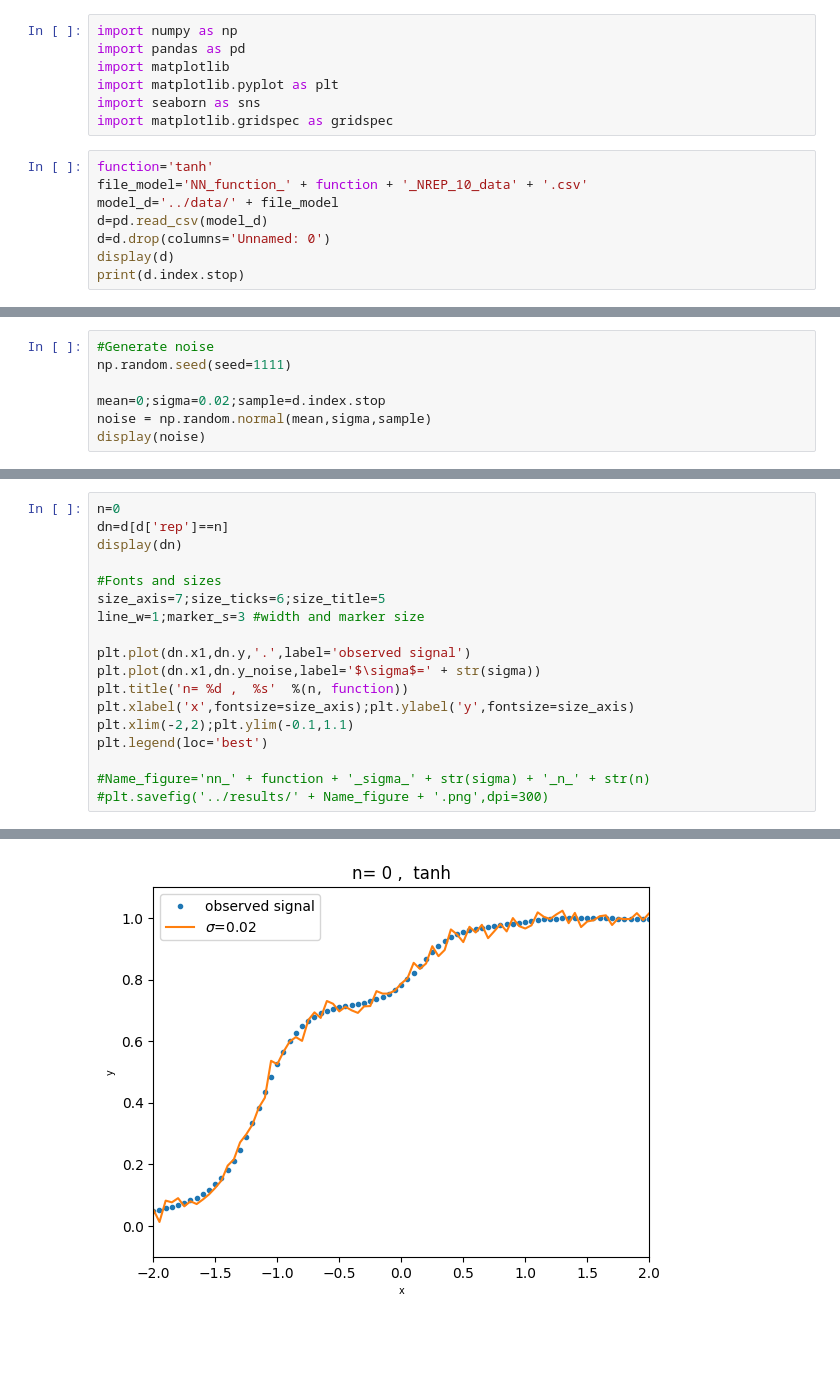
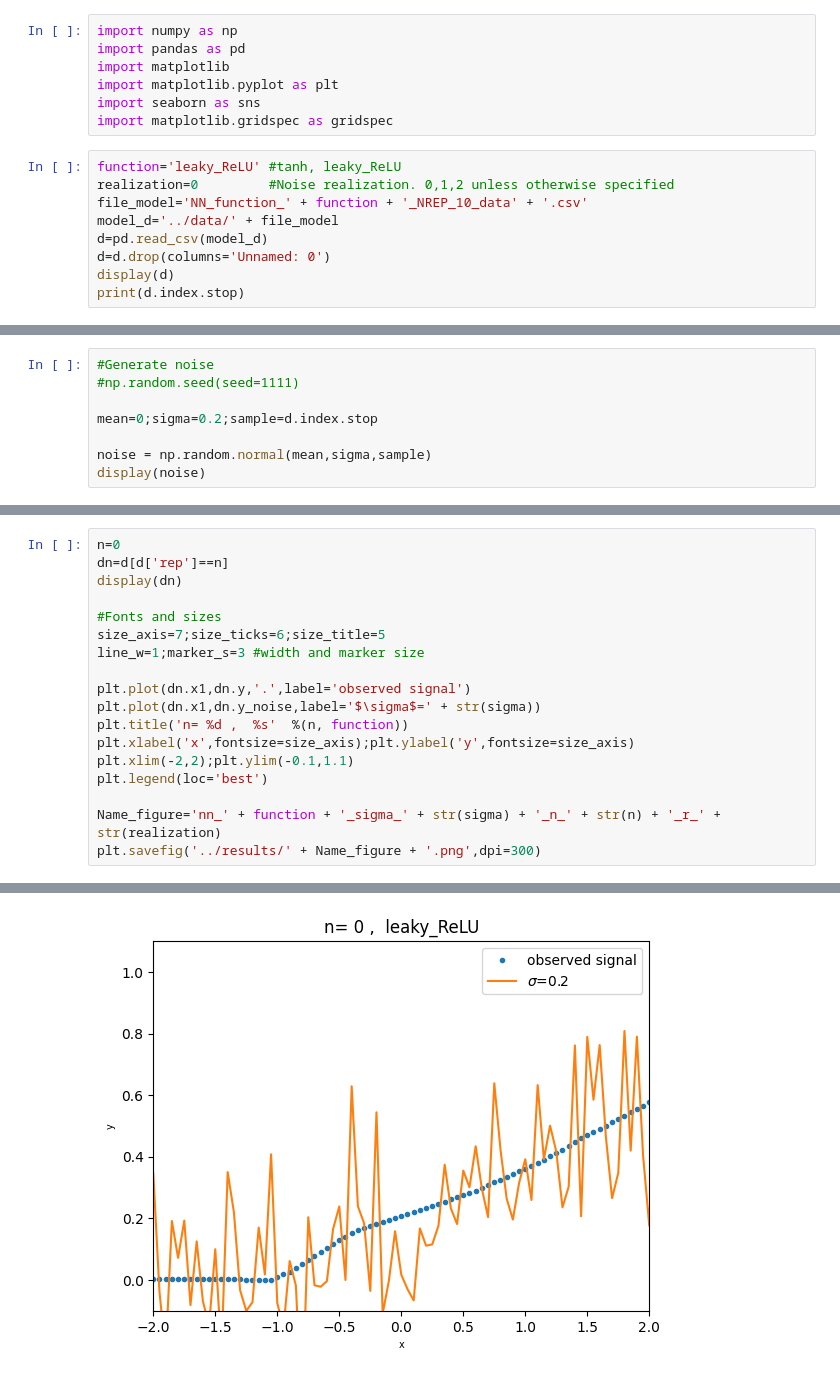
Before and after one commit to SergioCoboLopez/ANN_BMS, a Jupyter notebook: bin/add_noise_to_data.ipynb, the cells around one changed output, grey strips where cells are left out. Cells and saved outputs as stored; diff of their text form; blank space fills up the shorter version.

```diff
--- a/bin/add_noise_to_data.ipynb
+++ b/bin/add_noise_to_data.ipynb
@@ -9,7 +9,8 @@ import matplotlib.pyplot as plt
 import seaborn as sns
 import matplotlib.gridspec as gridspec
 # %%
-function='tanh'
+function='leaky_ReLU' #tanh, leaky_ReLU
+realization=0         #Noise realization. 0,1,2 unless otherwise specified
 file_model='NN_function_' + function + '_NREP_10_data' + '.csv'
 model_d='../data/' + file_model
 d=pd.read_csv(model_d)
@@ -33,9 +34,10 @@ print(d.index.stop)
 1600
 # %%
 #Generate noise
-np.random.seed(seed=1111)
+#np.random.seed(seed=1111)
 
-mean=0;sigma=0.02;sample=d.index.stop
+mean=0;sigma=0.2;sample=d.index.stop
+
 noise = np.random.normal(mean,sigma,sample)
 display(noise)
 # %% [output]
@@ -76,7 +78,7 @@ plt.xlabel('x',fontsize=size_axis);plt.ylabel('y',fontsize=size_axis)
 plt.xlim(-2,2);plt.ylim(-0.1,1.1)
 plt.legend(loc='best')
 
-#Name_figure='nn_' + function + '_sigma_' + str(sigma) + '_n_' + str(n)
-#plt.savefig('../results/' + Name_figure + '.png',dpi=300)
+Name_figure='nn_' + function + '_sigma_' + str(sigma) + '_n_' + str(n) + '_r_' + str(realization)
+plt.savefig('../results/' + Name_figure + '.png',dpi=300)
 # %% [output]
 |  | x1 | y | rep | noise | y_noise |
@@ -94,2 +96,2 @@ plt.legend(loc='best')
 160 rows × 5 columns
-[figure, old version]
+[figure, new version]
```
Also changed, not shown: parts of 4 cells of this notebook, 27 other files.
